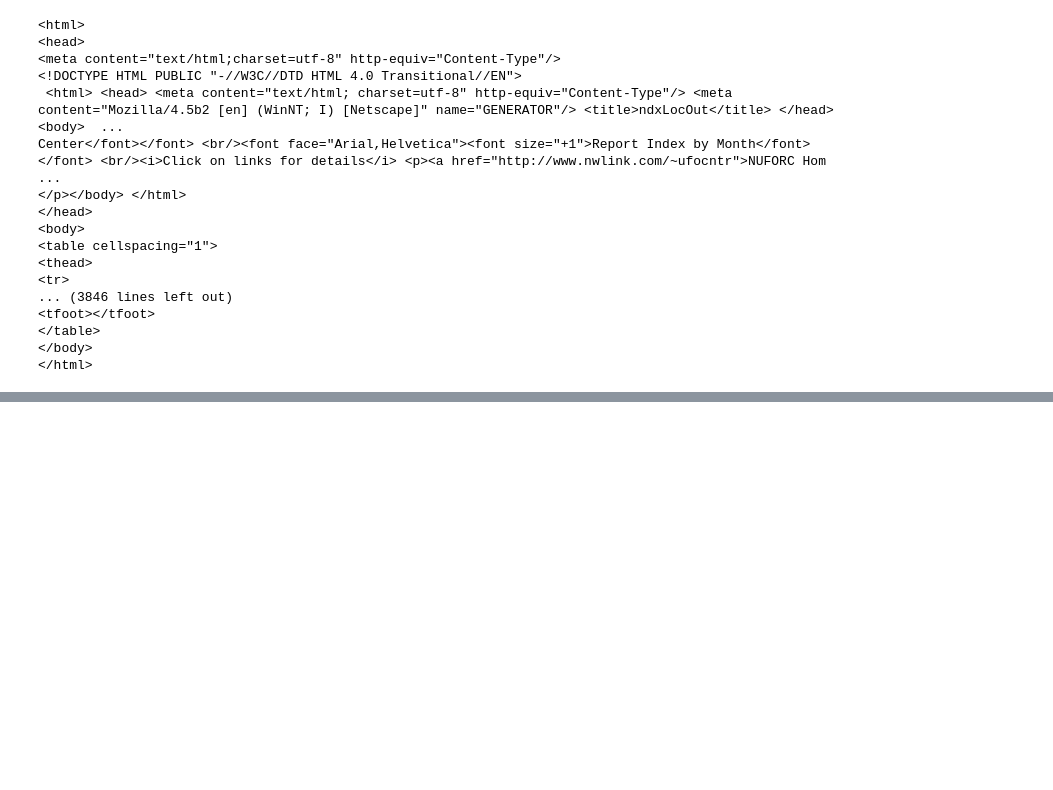
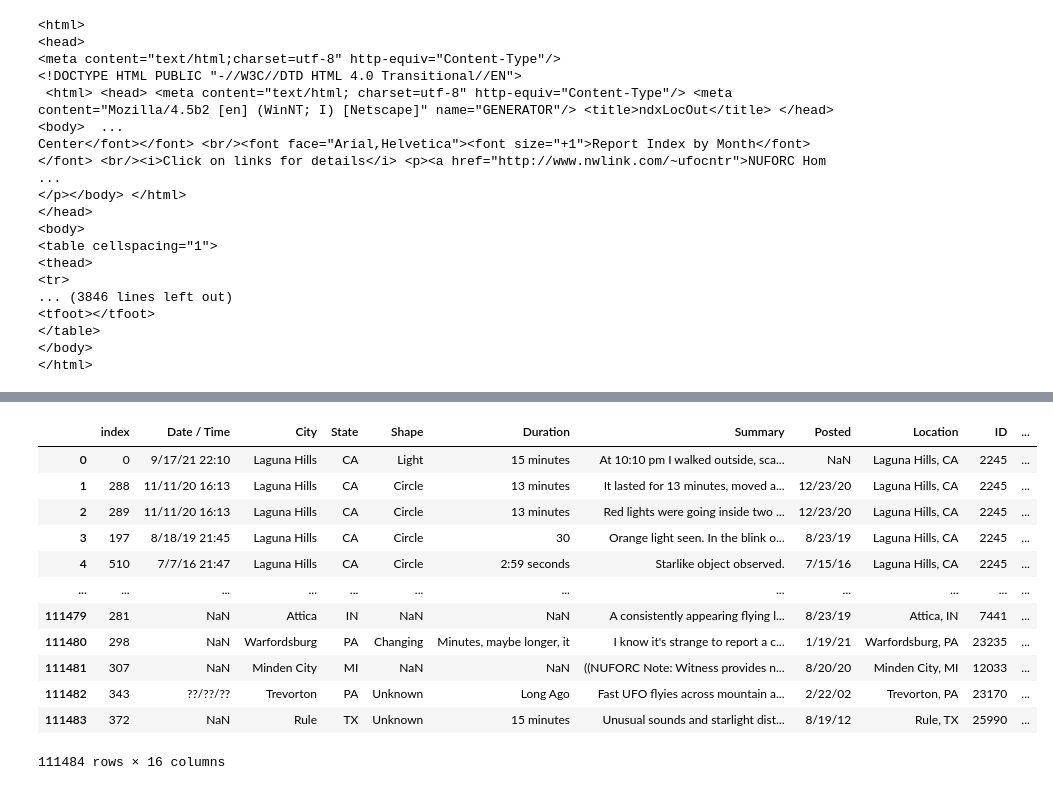
Before and after one commit to akrakowsky/Project-3, a Jupyter notebook: scrape_ufo.ipynb, the cells around one changed output, grey strips where cells are left out. Saved outputs shown, nothing was run; the diff lists cells and outputs as text; code cells hidden in the pictures; blank space fills up the shorter version.

```diff
--- a/scrape_ufo.ipynb
+++ b/scrape_ufo.ipynb
@@ -93,0 +131,3 @@ browser.quit()
+# %%
+ufo_sightings['Location'] = ufo_sightings['City'] + ", " + ufo_sightings['State']
+ufo_sightings
@@ -93,0 +148,3 @@ browser.quit()
+# %%
+ufo_sightings = ufo_sightings.reset_index(drop=True)
+ufo_sightings
@@ -93,0 +165,3 @@ browser.quit()
+# %%
+ufo_sightings = ufo_sightings.dropna(how="all", subset=["Location"])
+ufo_sightings
@@ -93,0 +182,3 @@ browser.quit()
+# %%
+cities = pd.read_csv("us_cities.csv")
+cities
@@ -93,0 +199,17 @@ browser.quit()
+# %%
+ufo_locations = ufo_sightings.merge(cities, how="inner", left_on=["State", "City"], right_on=["STATE_CODE", "CITY"])
+ufo_locations
+# %% [output]
+|  | index | Date / Time | City | State | Shape | Duration | Summary | Posted | Location | ID | ... |
+| 0 | 0 | 9/17/21 22:10 | Laguna Hills | CA | Light | 15 minutes | At 10:10 pm I walked outside, sca... | NaN | Laguna Hills, CA | 2245 | ... |
+| 1 | 288 | 11/11/20 16:13 | Laguna Hills | CA | Circle | 13 minutes | It lasted for 13 minutes, moved a... | 12/23/20 | Laguna Hills, CA | 2245 | ... |
+| 2 | 289 | 11/11/20 16:13 | Laguna Hills | CA | Circle | 13 minutes | Red lights were going inside two ... | 12/23/20 | Laguna Hills, CA | 2245 | ... |
+| 3 | 197 | 8/18/19 21:45 | Laguna Hills | CA | Circle | 30 | Orange light seen. In the blink o... | 8/23/19 | Laguna Hills, CA | 2245 | ... |
+| 4 | 510 | 7/7/16 21:47 | Laguna Hills | CA | Circle | 2:59 seconds | Starlike object observed. | 7/15/16 | Laguna Hills, CA | 2245 | ... |
+| ... | ... | ... | ... | ... | ... | ... | ... | ... | ... | ... | ... |
+| 111479 | 281 | NaN | Attica | IN | NaN | NaN | A consistently appearing flying l... | 8/23/19 | Attica, IN | 7441 | ... |
+| 111480 | 298 | NaN | Warfordsburg | PA | Changing | Minutes, maybe longer, it | I know it's strange to report a c... | 1/19/21 | Warfordsburg, PA | 23235 | ... |
+| 111481 | 307 | NaN | Minden City | MI | NaN | NaN | ((NUFORC Note: Witness provides n... | 8/20/20 | Minden City, MI | 12033 | ... |
+| 111482 | 343 | ??/??/?? | Trevorton | PA | Unknown | Long Ago | Fast UFO flyies across mountain a... | 2/22/02 | Trevorton, PA | 23170 | ... |
+| 111483 | 372 | NaN | Rule | TX | Unknown | 15 minutes | Unusual sounds and starlight dist... | 8/19/12 | Rule, TX | 25990 | ... |
+111484 rows × 16 columns
```
Also changed, not shown: parts of 16 cells of this notebook, 2 other files.
